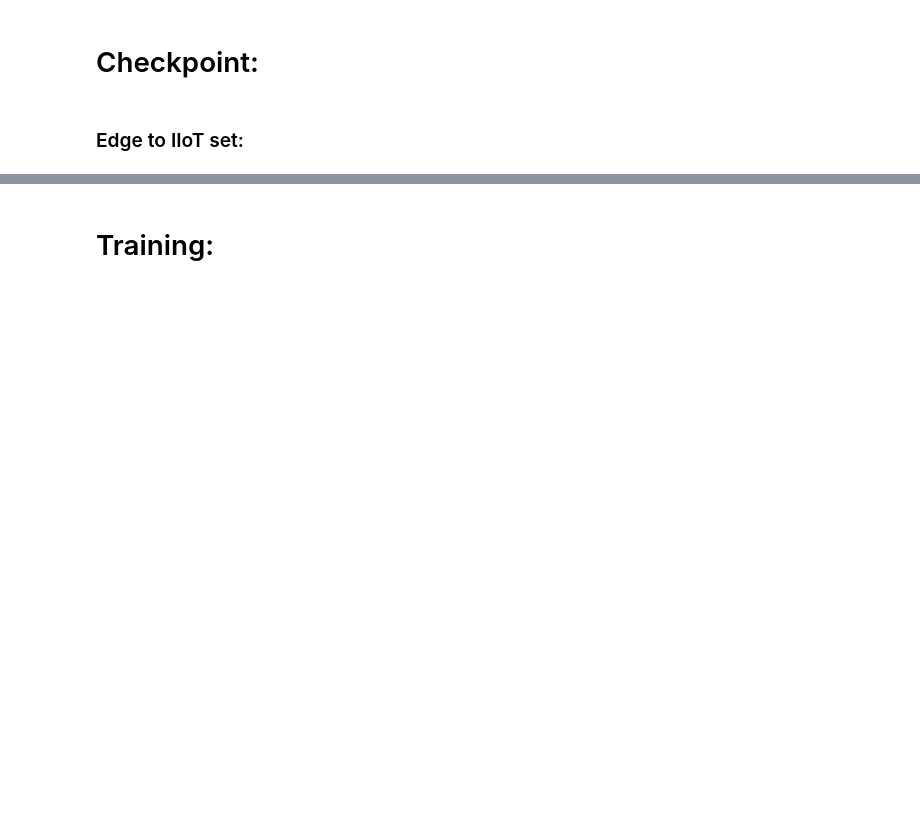
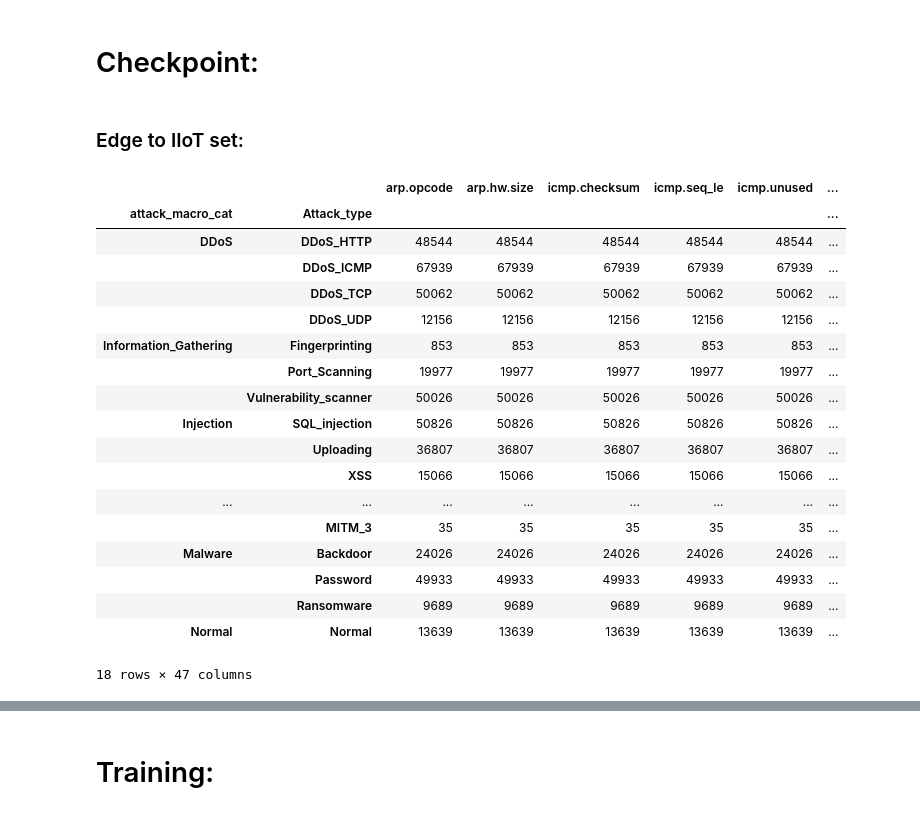
Before and after one commit to QwertyJacob/NERO, a Jupyter notebook: Preprocessed_EdgeIIoT.ipynb, the cells around one changed output, grey strips where cells are left out. Saved outputs shown, nothing was run; the diff lists cells and outputs as text; code cells hidden in the pictures; blank space fills up the shorter version.

Commit message:
iiotset first training

```diff
--- a/Preprocessed_EdgeIIoT.ipynb
+++ b/Preprocessed_EdgeIIoT.ipynb
@@ -27,7 +31,8 @@ reload_modules([utils, dm, pu, masking, models])
 ### Edge to IIoT set:
 # %%
 df = pd.read_csv(
-    '../../../../nfs/jcevallos/datasets/edge-iiot/preprocessed/preprocessed-edge-iiotset.csv',
+    'data/pre_processed_iiotset.csv',
     low_memory=False)
+df = df[df['Attack_type'] != 'MITM_-1']
 # %%
 X = df.drop(['Attack_label', 'attack_macro_cat', 'Attack_type'], axis=1)
@@ -58,3 +70,25 @@ y_dim = len(np.unique(y))
+# %%
+df.groupby(['attack_macro_cat', 'Attack_type']).count()
+# %% [output]
+|  |  | arp.opcode | arp.hw.size | icmp.checksum | icmp.seq_le | icmp.unused | ... |
+| attack_macro_cat | Attack_type |  |  |  |  |  | ... |
+| DDoS | DDoS_HTTP | 48544 | 48544 | 48544 | 48544 | 48544 | ... |
+|  | DDoS_ICMP | 67939 | 67939 | 67939 | 67939 | 67939 | ... |
+|  | DDoS_TCP | 50062 | 50062 | 50062 | 50062 | 50062 | ... |
+|  | DDoS_UDP | 12156 | 12156 | 12156 | 12156 | 12156 | ... |
+| Information_Gathering | Fingerprinting | 853 | 853 | 853 | 853 | 853 | ... |
+|  | Port_Scanning | 19977 | 19977 | 19977 | 19977 | 19977 | ... |
+|  | Vulnerability_scanner | 50026 | 50026 | 50026 | 50026 | 50026 | ... |
+| Injection | SQL_injection | 50826 | 50826 | 50826 | 50826 | 50826 | ... |
+|  | Uploading | 36807 | 36807 | 36807 | 36807 | 36807 | ... |
+|  | XSS | 15066 | 15066 | 15066 | 15066 | 15066 | ... |
+| ... | ... | ... | ... | ... | ... | ... | ... |
+|  | MITM_3 | 35 | 35 | 35 | 35 | 35 | ... |
+| Malware | Backdoor | 24026 | 24026 | 24026 | 24026 | 24026 | ... |
+|  | Password | 49933 | 49933 | 49933 | 49933 | 49933 | ... |
+|  | Ransomware | 9689 | 9689 | 9689 | 9689 | 9689 | ... |
+| Normal | Normal | 13639 | 13639 | 13639 | 13639 | 13639 | ... |
+18 rows × 47 columns
 # %%
 # Converting to suitable format:
 data = pd.DataFrame(X)
```
Also changed, not shown: parts of 15 cells of this notebook, 1 other file.
